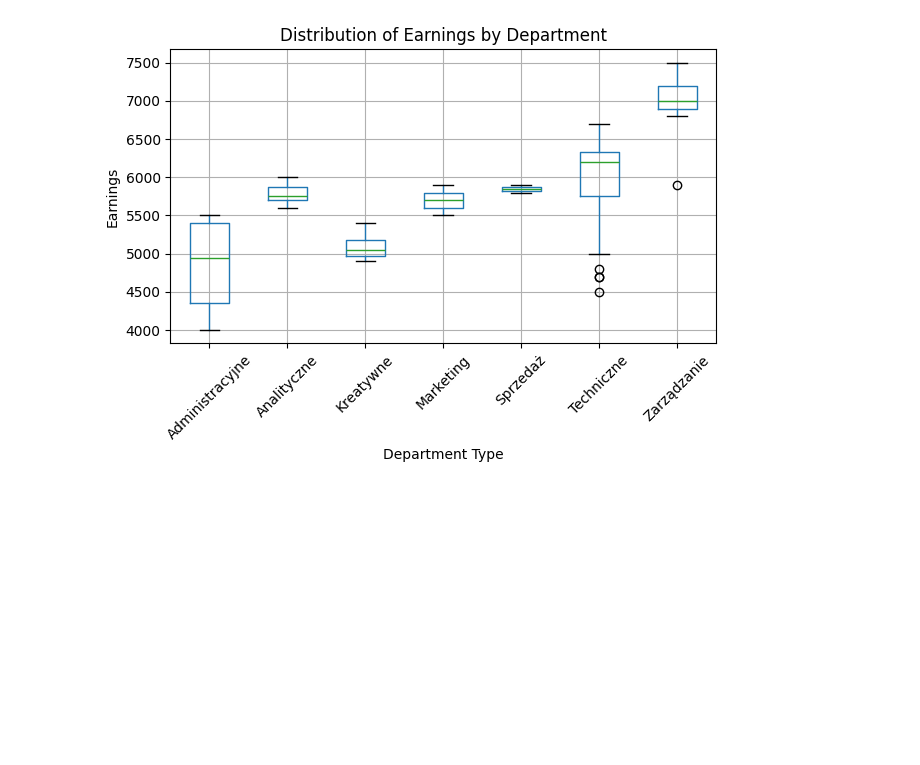
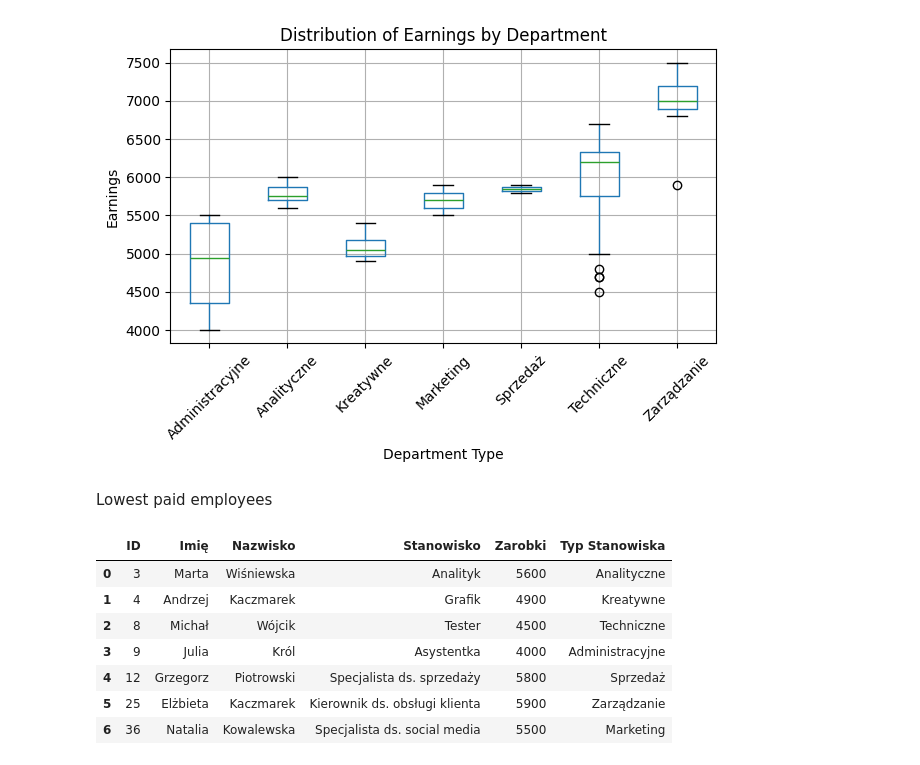
Before and after one commit to steczuu/EmployeesReport, a Jupyter notebook: AverageEarningsByDepartmentReport.ipynb, the cells around one changed output. Saved outputs shown, nothing was run; the diff lists cells and outputs as text; code cells hidden in the pictures; blank space fills up the shorter version.

```diff
--- a/AverageEarningsByDepartmentReport.ipynb
+++ b/AverageEarningsByDepartmentReport.ipynb
@@ -67,3 +67,19 @@ plt.tight_layout()
 # %% [output]
 <Figure size 1200x800 with 0 Axes>
 [figure]
+# %% [markdown]
+Lowest paid employees
+# %%
+min_salaries = employees.groupby('Typ Stanowiska')['Zarobki'].min().reset_index()
+underpaid_employees = pd.merge(employees,min_salaries, on=['Typ Stanowiska','Zarobki'])
+
+underpaid_employees
+# %% [output]
+|  | ID | Imię | Nazwisko | Stanowisko | Zarobki | Typ Stanowiska |
+| 0 | 3 | Marta | Wiśniewska | Analityk | 5600 | Analityczne |
+| 1 | 4 | Andrzej | Kaczmarek | Grafik | 4900 | Kreatywne |
+| 2 | 8 | Michał | Wójcik | Tester | 4500 | Techniczne |
+| 3 | 9 | Julia | Król | Asystentka | 4000 | Administracyjne |
+| 4 | 12 | Grzegorz | Piotrowski | Specjalista ds. sprzedaży | 5800 | Sprzedaż |
+| 5 | 25 | Elżbieta | Kaczmarek | Kierownik ds. obsługi klienta | 5900 | Zarządzanie |
+| 6 | 36 | Natalia | Kowalewska | Specjalista ds. social media | 5500 | Marketing |
```
Also changed, not shown: parts of 3 cells of this notebook, 1 other file.
